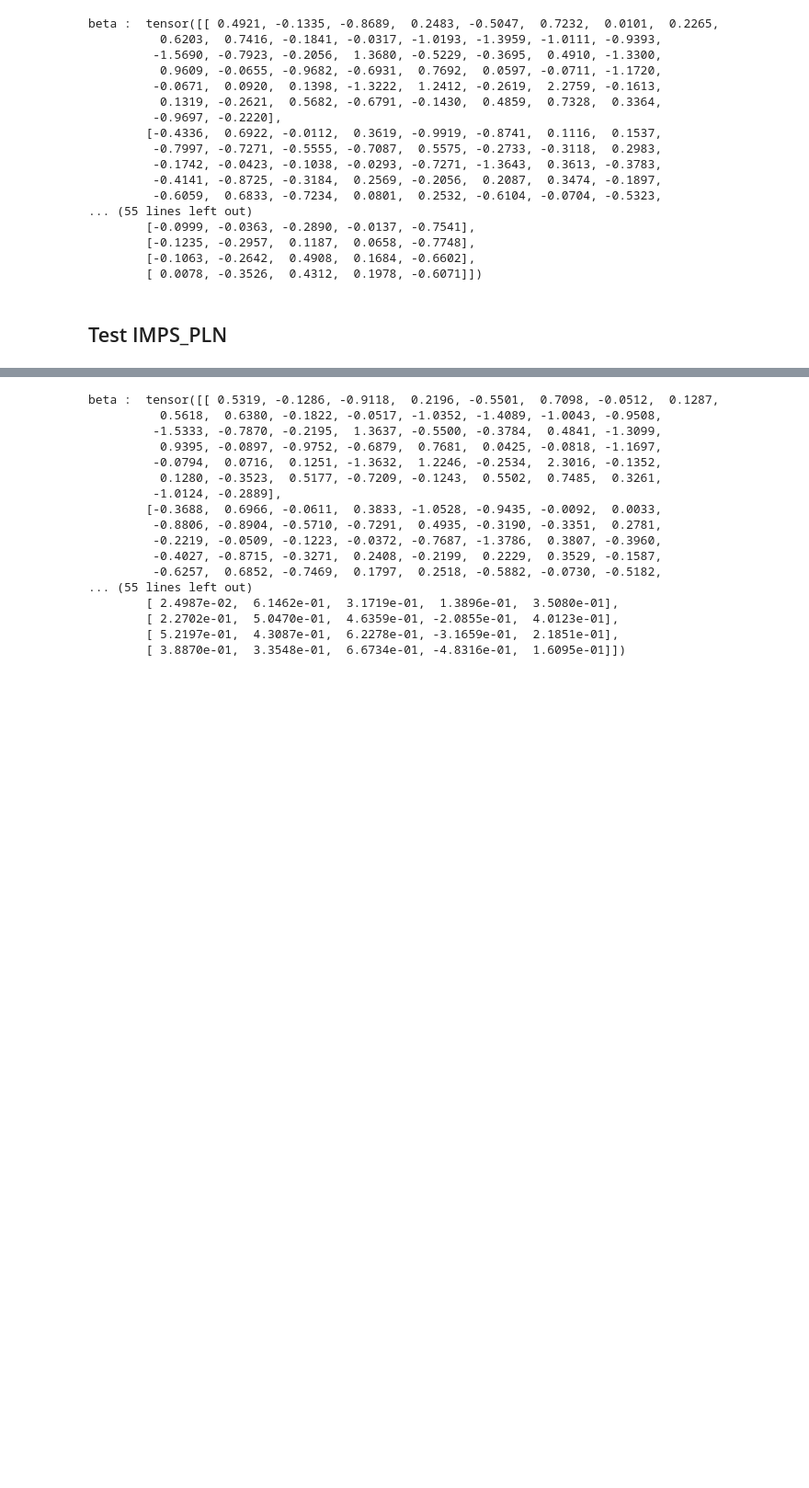
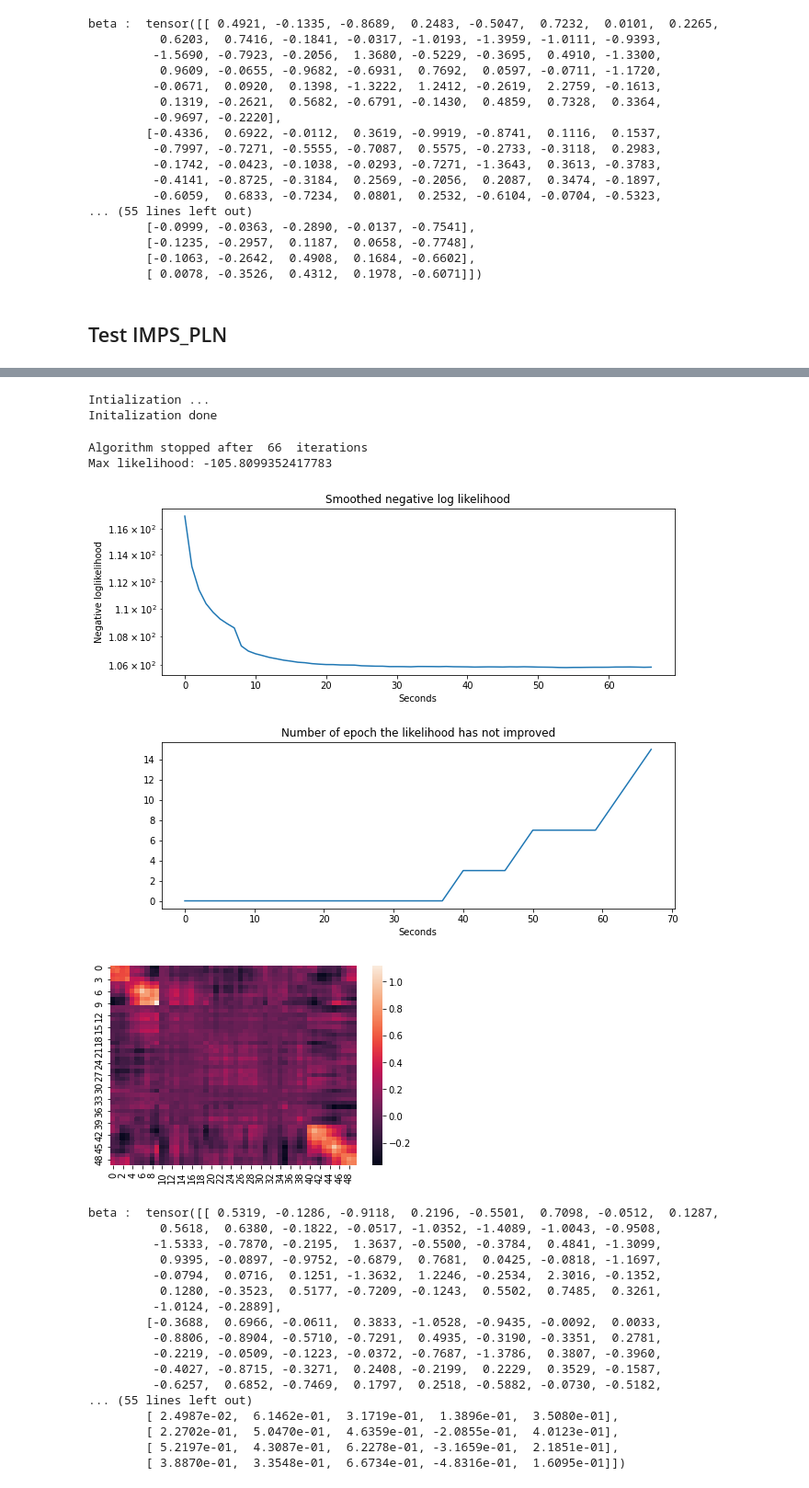
Before and after one commit to PLN-team/pyPLNmodels, a Jupyter notebook: test_PLN.ipynb, the cells around one changed output, grey strips where cells are left out. Shown at 92% size. Saved outputs shown, nothing was run; the diff lists cells and outputs as text; code cells hidden in the pictures; blank space fills up the shorter version.

```diff
--- a/test_PLN.ipynb
+++ b/test_PLN.ipynb
@@ -121,3 +120,14 @@ Max likelihood: -103.04030839518593
+# %%
+imps = IMPS_PLN(q = 5)
+imps.fit(Y,O,cov, batch_size = 41)
+print(imps)
+# %% [output]
+Intialization ...
+Initalization done
+Algorithm stopped after  66  iterations
+Max likelihood: -105.8099352417783
+[figure, added]
+[figure, added]
 # %%
 print('beta : ', imps.get_beta())
 print('Sigma:', imps.get_Sigma())
```
Also changed, not shown: parts of 7 cells of this notebook, 1 other file.
